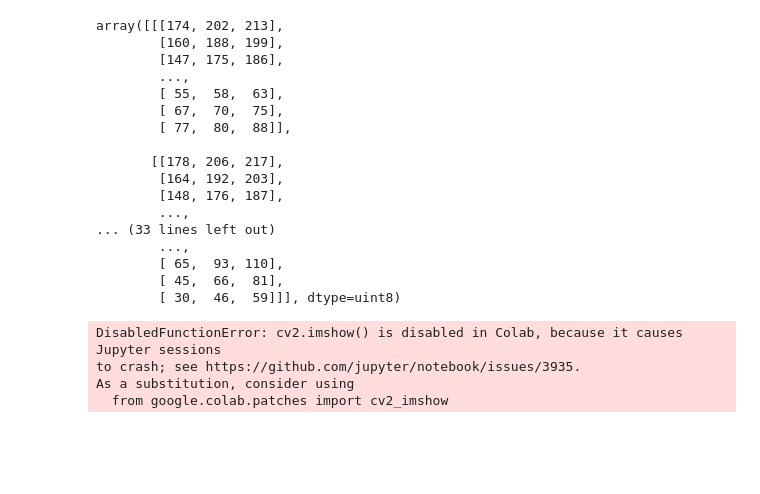
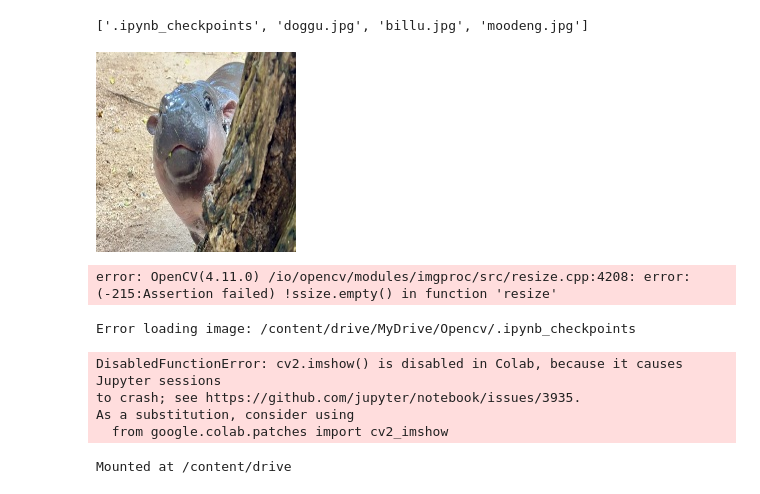
Before and after one commit to 24Priyanshi/OpenCV-Practice, a Jupyter notebook: opencv.ipynb, the cells around one changed output. Drawn from its saved outputs; the diff is of its cells as text; code cells hidden in the pictures; blank space fills up the shorter version.

Commit message:
Day-2: Still facing error in code in cv2.imshow()

```diff
--- a/opencv.ipynb
+++ b/opencv.ipynb
@@ -7,27 +8,5 @@ import cv2
-# %%
-cv2.imread('image.jpg')
-# %% [output]
-array([[[174, 202, 213],
-        [160, 188, 199],
-        [147, 175, 186],
-        ...,
-        [ 55,  58,  63],
-        [ 67,  70,  75],
-        [ 77,  80,  88]],
-
-       [[178, 206, 217],
-        [164, 192, 203],
-        [148, 176, 187],
-        ...,
-... (33 lines left out)
-        ...,
-        [ 65,  93, 110],
-        [ 45,  66,  81],
-        [ 30,  46,  59]]], dtype=uint8)
-# %%
-cv2.imshow('image.jpg')
-# %% [output]
-DisabledFunctionError: cv2.imshow() is disabled in Colab, because it causes Jupyter sessions
-to crash; see https://github.com/jupyter/notebook/issues/3935.
-As a substitution, consider using
-  from google.colab.patches import cv2_imshow
+# %%
+list_name= os.listdir('/content/drive/MyDrive/Opencv')
+list_name
+# %% [output]
+['.ipynb_checkpoints', 'doggu.jpg', 'billu.jpg', 'moodeng.jpg']
@@ -33,0 +15,35 @@ As a substitution, consider using
+# %%
+for name in list_name:
+  path="/content/drive/MyDrive/Opencv"
+  img_name=path+"/"+name
+  img=cv2.imread(img_name)
+  img=cv2.resize(img,(200,200))
+  cv2_imshow(img)
+  cv2.waitKey(5000)
+# %% [output]
+[figure, added]
+error: OpenCV(4.11.0) /io/opencv/modules/imgproc/src/resize.cpp:4208: error: (-215:Assertion failed) !ssize.empty() in function 'resize'
+# %%
+for name in list_name:
+    path = "/content/drive/MyDrive/Opencv"
+    img_name = path + "/" + name
+    img = cv2.imread(img_name)
+
+    if img is None:
+        print(f"Error loading image: {img_name}")
+        continue  # Skip this image and move to the next one
+
+    img = cv2.resize(img, (200, 200))
+    cv2.imshow("Image", img)
+    cv2.waitKey(5000)
+# %% [output]
+Error loading image: /content/drive/MyDrive/Opencv/.ipynb_checkpoints
+DisabledFunctionError: cv2.imshow() is disabled in Colab, because it causes Jupyter sessions
+to crash; see https://github.com/jupyter/notebook/issues/3935.
+As a substitution, consider using
+  from google.colab.patches import cv2_imshow
+# %%
+from google.colab import drive
+drive.mount('/content/drive')
+# %% [output]
+Mounted at /content/drive
```
Also changed, not shown: parts of 2 cells of this notebook.
